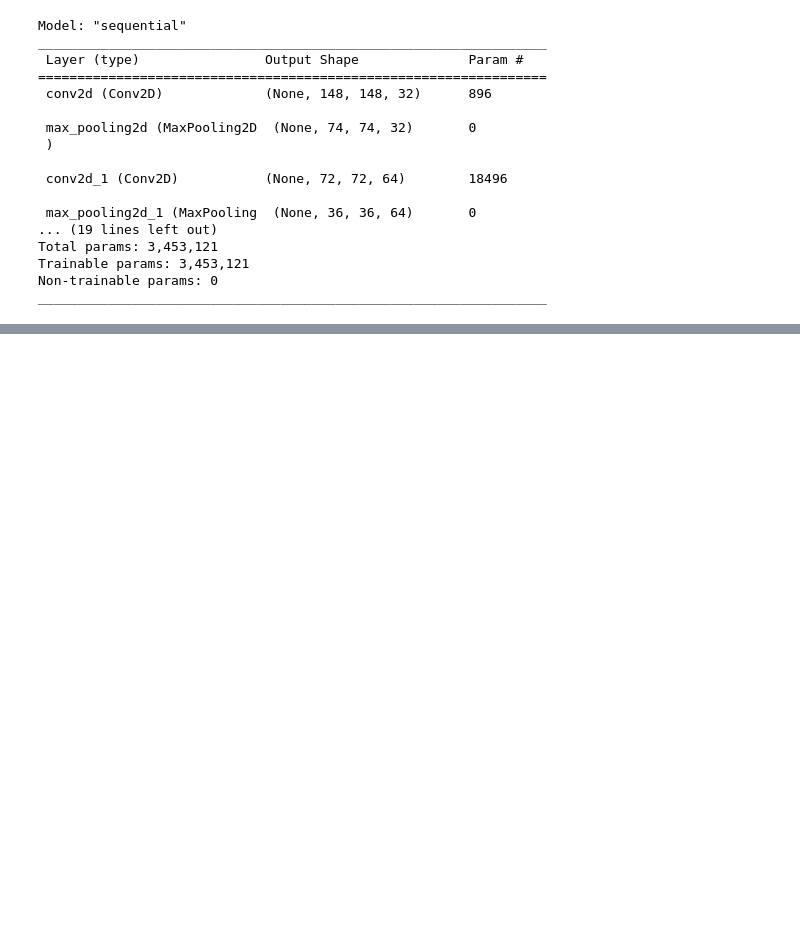
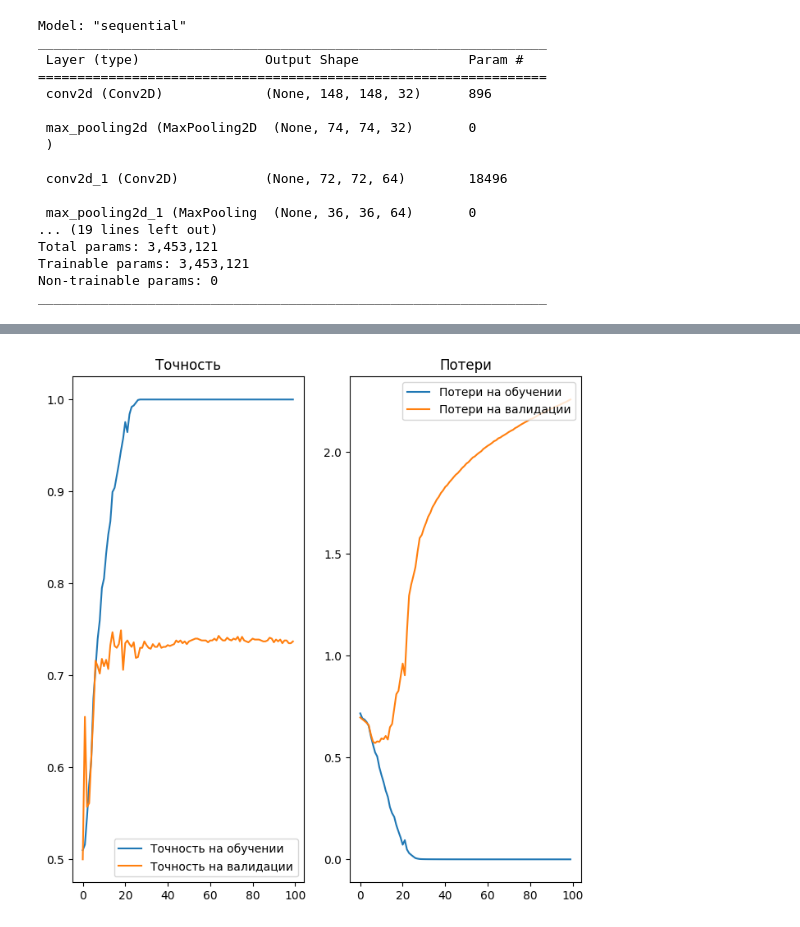
Before and after one commit to NatalyaKuzina/SPBU_ML_Project, a Jupyter notebook: Animals.ipynb, the cells around one changed output, grey strips where cells are left out. Saved outputs shown, nothing was run; the diff lists cells and outputs as text; code cells hidden in the pictures; blank space fills up the shorter version.

```diff
--- a/Animals.ipynb
+++ b/Animals.ipynb
@@ -152,7 +152,7 @@ Trainable params: 3,453,121
 Non-trainable params: 0
 _________________________________________________________________
 # %%
-EPOCHS = 20
+EPOCHS = 100
 history = model.fit_generator(
     train_data_gen,
     steps_per_epoch=int(np.ceil(total_train / float(BATCH_SIZE))),
@@ -173,23 +181,25 @@ Epoch 5/20
 # %%
 acc = history.history['accuracy']
 val_acc = history.history['val_accuracy']
 
 loss = history.history['loss']
 val_loss = history.history['val_loss']
 
 epochs_range = range(EPOCHS)
 
 plt.figure(figsize=(8,8))
 plt.subplot(1, 2, 1)
 plt.plot(epochs_range, acc, label='Точность на обучении')
 plt.plot(epochs_range, val_acc, label='Точность на валидации')
 plt.legend(loc='lower right')
-plt.title('Точность на обучающих и валидационных данных')
+plt.title('Точность')
 
 plt.subplot(1, 2, 2)
 plt.plot(epochs_range, loss, label='Потери на обучении')
 plt.plot(epochs_range, val_loss, label='Потери на валидации')
 plt.legend(loc='upper right')
-plt.title('Потери на обучающих и валидационных данных')
+plt.title('Потери')
 plt.savefig('./foo.png')
 plt.show()
+# %% [output]
+[figure, added]
```
Also changed, not shown: parts of 3 cells of this notebook.
